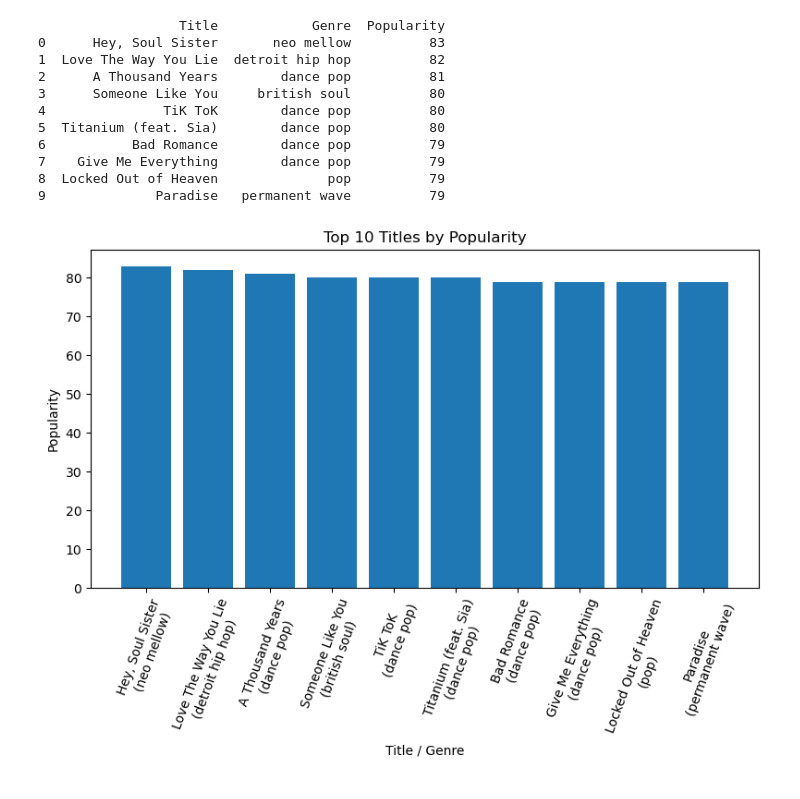
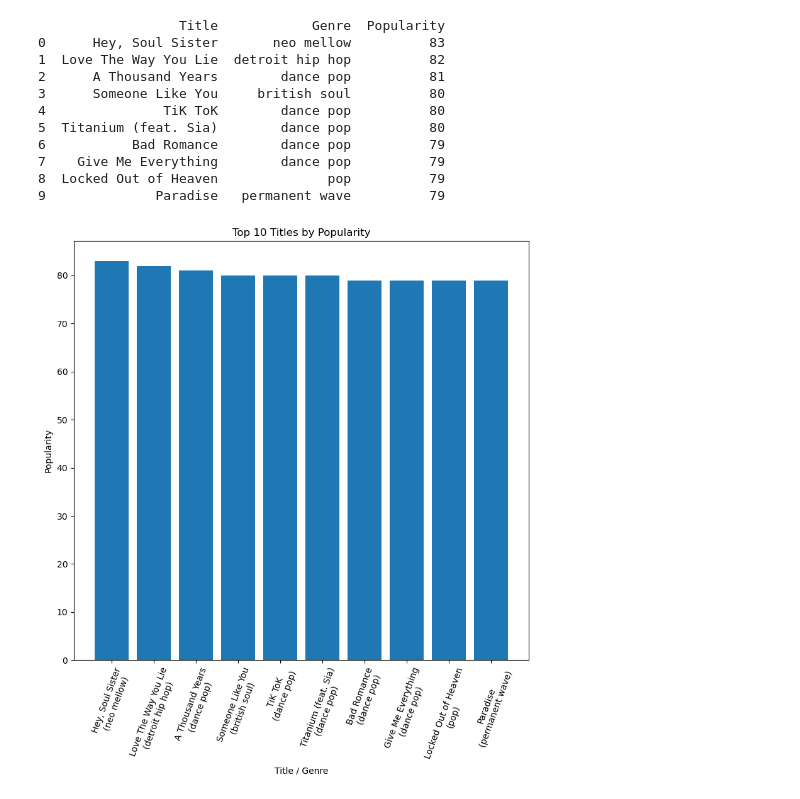
Before and after one commit to dalfonsonash/Week-7-Project-1, a Jupyter notebook: SpotiPy.ipynb, the cells around one changed output. Drawn from its saved outputs; the diff is of its cells as text; code cells hidden in the pictures.

Commit message:
Bar graph corrections.

```diff
--- a/SpotiPy.ipynb
+++ b/SpotiPy.ipynb
@@ -238,18 +222,18 @@ plt.show()
 # %%
 # Combine 'Title' and 'Genre' for x-axis labels
 x_labels = [f"{title}\n({genre})" for title, genre in zip(top_10_titles['Title'], top_10_titles['Genre'])]
 
 # Create a bar graph of the top 10 titles
-plt.figure(figsize=(8, 6))
+plt.figure(figsize=(8, 9))
 plt.bar(x_labels, top_10_titles['Popularity'])
 plt.xlabel('Title / Genre')
 plt.ylabel('Popularity')
 plt.title('Top 10 Titles by Popularity')
 plt.xticks(rotation=70)
 plt.tight_layout()
 plt.show()
 # %% [output]
-[figure, old version]
+[figure, new version]
 # %%
 # Create scatter plot
 plt.scatter(x=top_songs_2010.index, y=top_songs_2010['BPM'])
```
Also changed, not shown: parts of 4 cells of this notebook.
